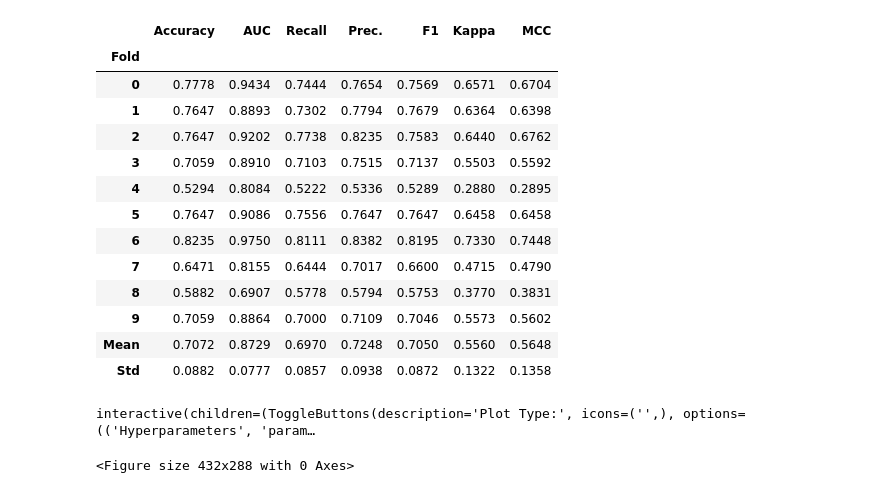
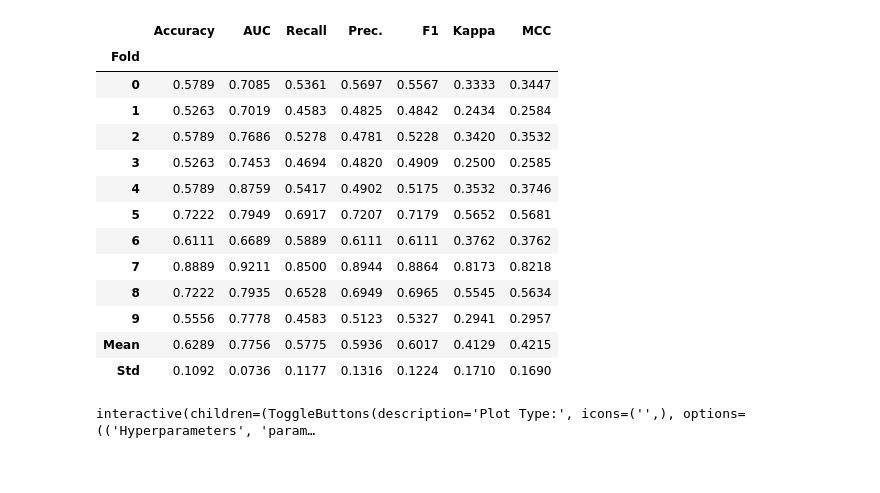
Before and after one commit to ido-tzhori/halftime, a Jupyter notebook: pycaret_profit_tester.ipynb, the cells around one changed output. Drawn from its saved outputs; the diff is of its cells as text; code cells hidden in the pictures.

```diff
--- a/pycaret_profit_tester.ipynb
+++ b/pycaret_profit_tester.ipynb
@@ -77,22 +95,22 @@ xgb = create_model('xgboost')
-# %%
-tuned = tune_model(best)
-# %% [output]
-|  | Accuracy | AUC | Recall | Prec. | F1 | Kappa | MCC |
-| Fold |  |  |  |  |  |  |  |
-| 0 | 0.7778 | 0.9434 | 0.7444 | 0.7654 | 0.7569 | 0.6571 | 0.6704 |
-| 1 | 0.7647 | 0.8893 | 0.7302 | 0.7794 | 0.7679 | 0.6364 | 0.6398 |
-| 2 | 0.7647 | 0.9202 | 0.7738 | 0.8235 | 0.7583 | 0.6440 | 0.6762 |
-| 3 | 0.7059 | 0.8910 | 0.7103 | 0.7515 | 0.7137 | 0.5503 | 0.5592 |
-| 4 | 0.5294 | 0.8084 | 0.5222 | 0.5336 | 0.5289 | 0.2880 | 0.2895 |
-| 5 | 0.7647 | 0.9086 | 0.7556 | 0.7647 | 0.7647 | 0.6458 | 0.6458 |
-| 6 | 0.8235 | 0.9750 | 0.8111 | 0.8382 | 0.8195 | 0.7330 | 0.7448 |
-| 7 | 0.6471 | 0.8155 | 0.6444 | 0.7017 | 0.6600 | 0.4715 | 0.4790 |
-| 8 | 0.5882 | 0.6907 | 0.5778 | 0.5794 | 0.5753 | 0.3770 | 0.3831 |
-| 9 | 0.7059 | 0.8864 | 0.7000 | 0.7109 | 0.7046 | 0.5573 | 0.5602 |
-| Mean | 0.7072 | 0.8729 | 0.6970 | 0.7248 | 0.7050 | 0.5560 | 0.5648 |
-| Std | 0.0882 | 0.0777 | 0.0857 | 0.0938 | 0.0872 | 0.1322 | 0.1358 |
+# %%
+xgb = create_model('xgboost')
+tuned = tune_model(xgb)
+# %% [output]
+|  | Accuracy | AUC | Recall | Prec. | F1 | Kappa | MCC |
+| Fold |  |  |  |  |  |  |  |
+| 0 | 0.5789 | 0.7085 | 0.5361 | 0.5697 | 0.5567 | 0.3333 | 0.3447 |
+| 1 | 0.5263 | 0.7019 | 0.4583 | 0.4825 | 0.4842 | 0.2434 | 0.2584 |
+| 2 | 0.5789 | 0.7686 | 0.5278 | 0.4781 | 0.5228 | 0.3420 | 0.3532 |
+| 3 | 0.5263 | 0.7453 | 0.4694 | 0.4820 | 0.4909 | 0.2500 | 0.2585 |
+| 4 | 0.5789 | 0.8759 | 0.5417 | 0.4902 | 0.5175 | 0.3532 | 0.3746 |
+| 5 | 0.7222 | 0.7949 | 0.6917 | 0.7207 | 0.7179 | 0.5652 | 0.5681 |
+| 6 | 0.6111 | 0.6689 | 0.5889 | 0.6111 | 0.6111 | 0.3762 | 0.3762 |
+| 7 | 0.8889 | 0.9211 | 0.8500 | 0.8944 | 0.8864 | 0.8173 | 0.8218 |
+| 8 | 0.7222 | 0.7935 | 0.6528 | 0.6949 | 0.6965 | 0.5545 | 0.5634 |
+| 9 | 0.5556 | 0.7778 | 0.4583 | 0.5123 | 0.5327 | 0.2941 | 0.2957 |
+| Mean | 0.6289 | 0.7756 | 0.5775 | 0.5936 | 0.6017 | 0.4129 | 0.4215 |
+| Std | 0.1092 | 0.0736 | 0.1177 | 0.1316 | 0.1224 | 0.1710 | 0.1690 |
 # %%
 evaluate_model(tuned)
 # %% [output]
 interactive(children=(ToggleButtons(description='Plot Type:', icons=('',), options=(('Hyperparameters', 'param…
-<Figure size 432x288 with 0 Axes>
```
Also changed, not shown: parts of 16 cells of this notebook, 5 other files.
